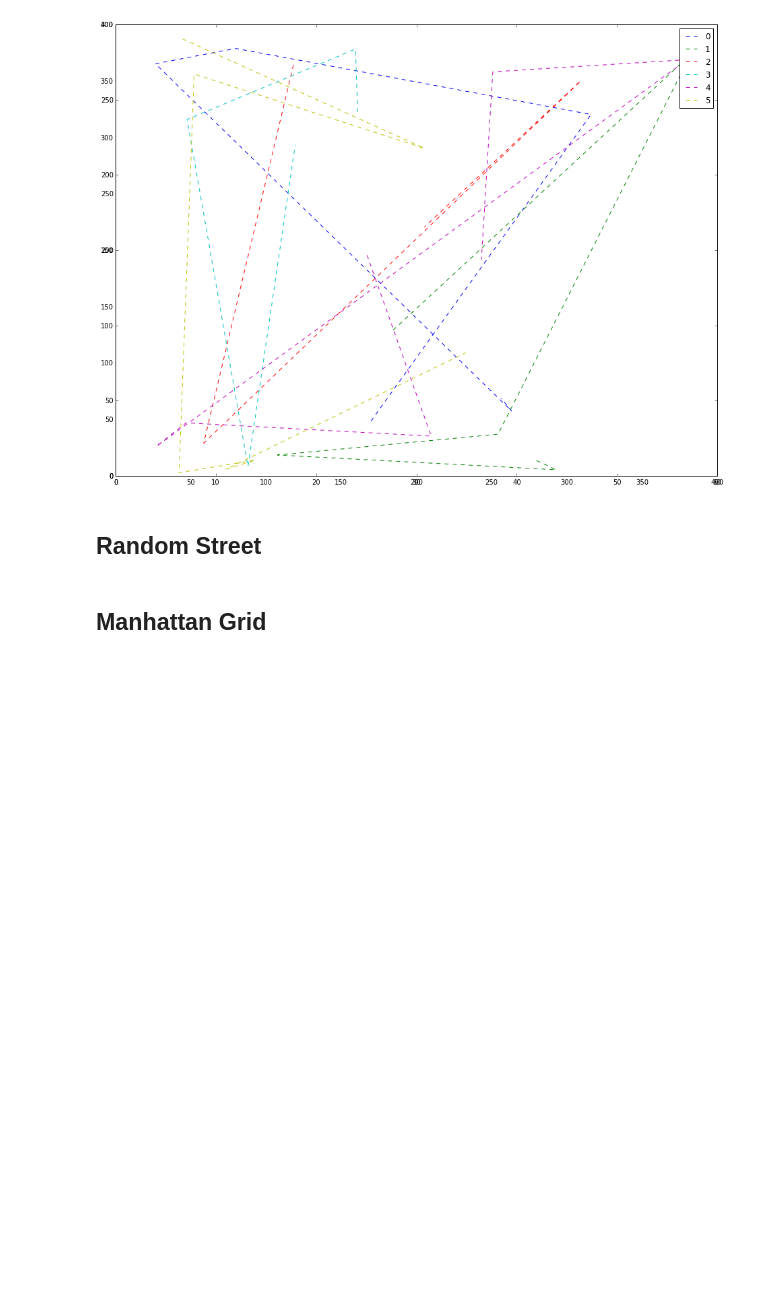
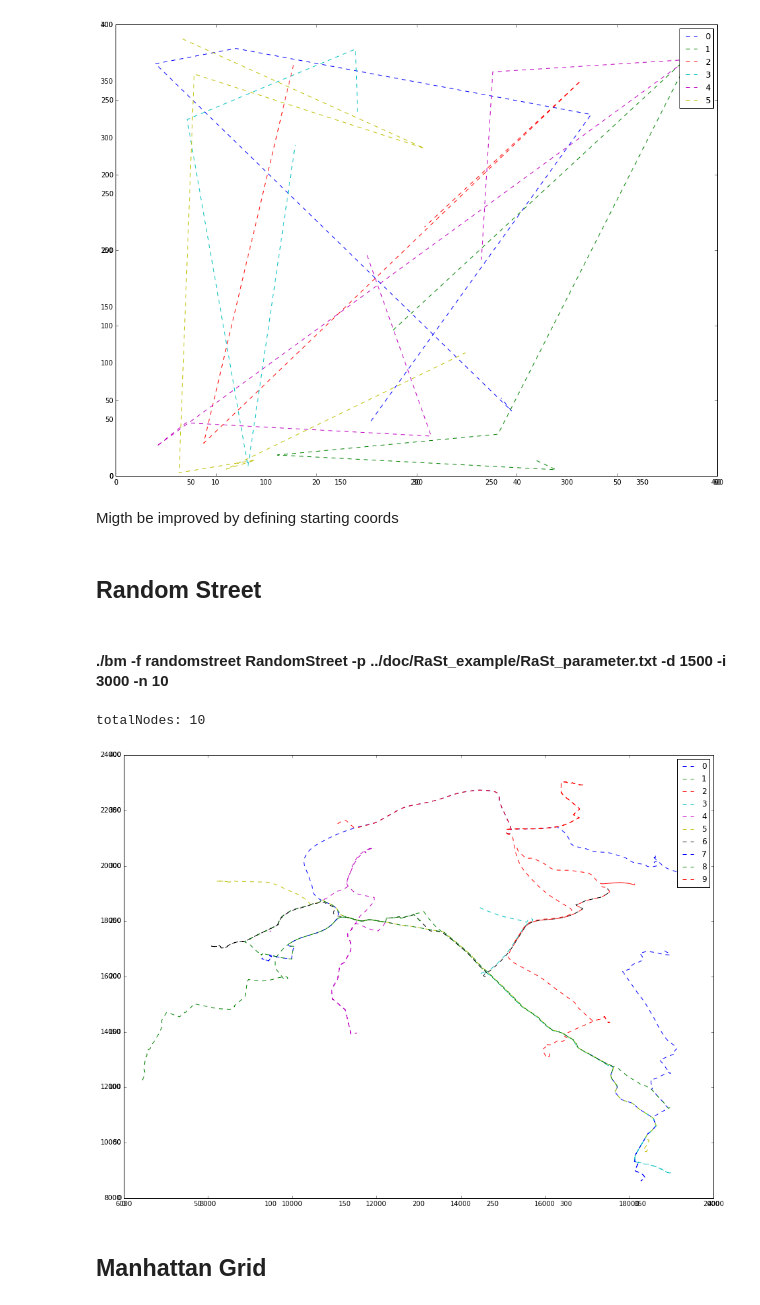
Before and after one commit to matiya/bonn-motion-parser, a Jupyter notebook: notebookMobility.ipynb, the cells around one changed output. Cells and saved outputs as stored; diff of their text form; code cells hidden in the pictures; blank space fills up the shorter version.

```diff
--- a/notebookMobility.ipynb
+++ b/notebookMobility.ipynb
@@ -137,8 +157,17 @@ allNodes([1,"/home/default/workspace/bonnmotion-2.1/bin/rwattraction.movements"]
 # %% [output]
 totalNodes: 6
 [figure]
+# %% [markdown]
+Migth be improved by defining starting coords
 # %% [markdown]
 ## Random Street
+# %% [markdown]
+#### ./bm -f randomstreet RandomStreet -p ../doc/RaSt_example/RaSt_parameter.txt -d 1500 -i 3000 -n 10
+# %%
+allNodes([1,"/home/default/workspace/bonnmotion-2.1/bin/randomstreet.movements"])
+# %% [output]
+totalNodes: 10
+[figure, added]
 # %% [markdown]
 ## Manhattan Grid
 # %% [markdown]
```
Also changed, not shown: parts of 15 cells of this notebook.
